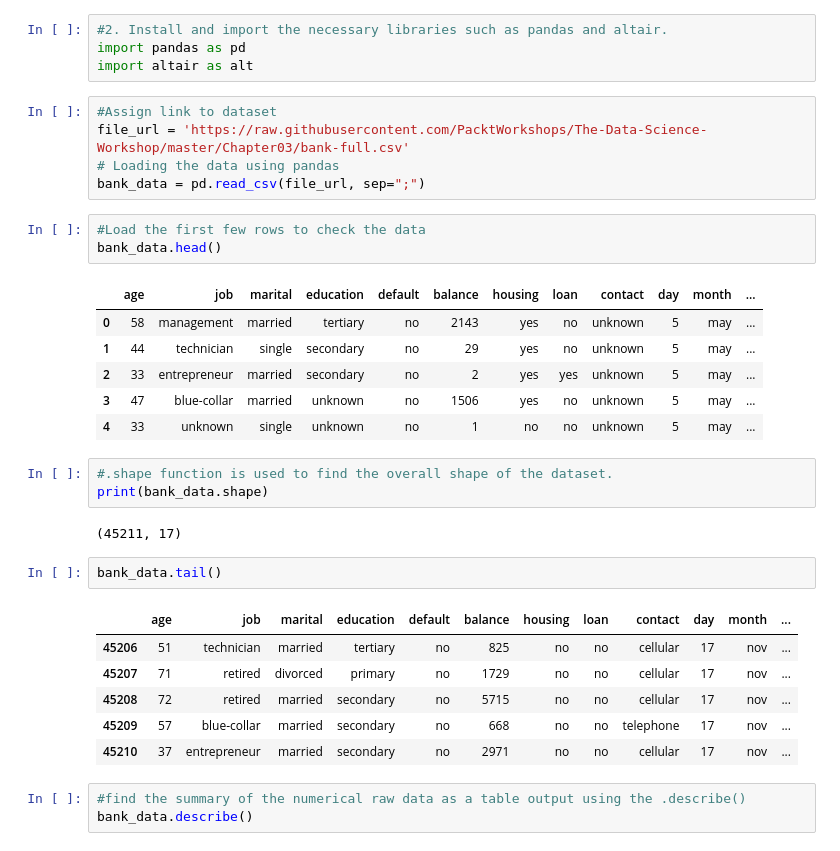
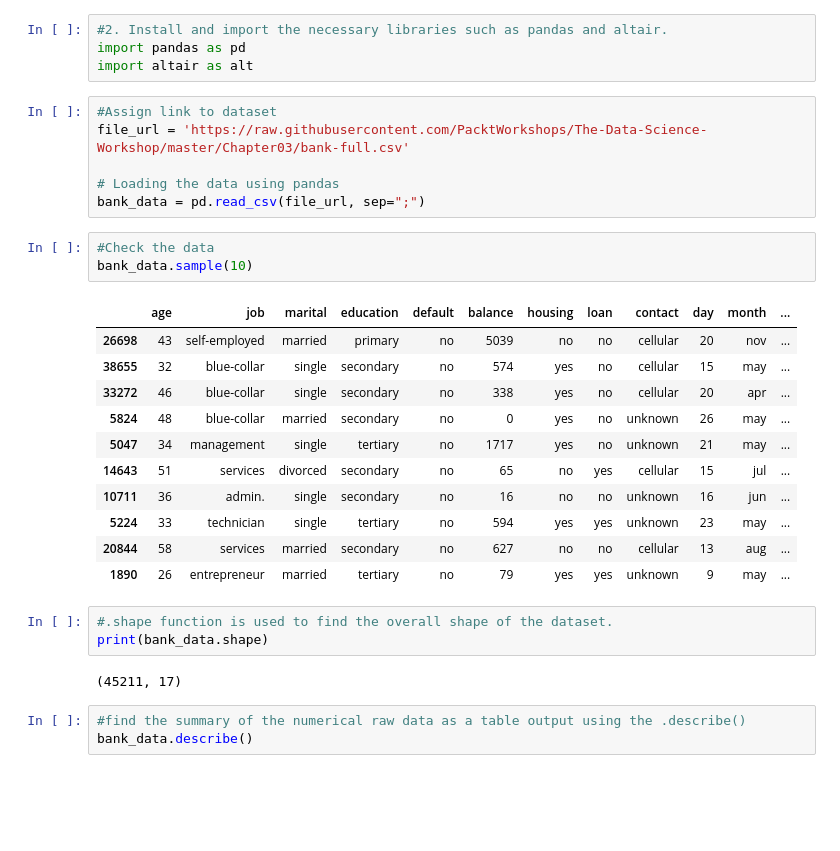
Before and after one commit to jjpal/practice_projects, a Jupyter notebook: Packt Workshops/Binary_Classification_Activity_3_01.ipynb, the cells around one changed output. Cells and saved outputs as stored; diff of their text form; blank space fills up the shorter version.

```diff
--- a/Packt Workshops/Binary_Classification_Activity_3_01.ipynb
+++ b/Packt Workshops/Binary_Classification_Activity_3_01.ipynb
@@ -12,32 +12,29 @@ import altair as alt
 # %%
 #Assign link to dataset
 file_url = 'https://raw.githubusercontent.com/PacktWorkshops/The-Data-Science-Workshop/master/Chapter03/bank-full.csv'
+
 # Loading the data using pandas
 bank_data = pd.read_csv(file_url, sep=";")
-# %%
-#Load the first few rows to check the data
-bank_data.head()
-# %% [output]
-|  | age | job | marital | education | default | balance | housing | loan | contact | day | month | ... |
-| 0 | 58 | management | married | tertiary | no | 2143 | yes | no | unknown | 5 | may | ... |
-| 1 | 44 | technician | single | secondary | no | 29 | yes | no | unknown | 5 | may | ... |
-| 2 | 33 | entrepreneur | married | secondary | no | 2 | yes | yes | unknown | 5 | may | ... |
-| 3 | 47 | blue-collar | married | unknown | no | 1506 | yes | no | unknown | 5 | may | ... |
-| 4 | 33 | unknown | single | unknown | no | 1 | no | no | unknown | 5 | may | ... |
+# %%
+#Check the data
+bank_data.sample(10)
+# %% [output]
+|  | age | job | marital | education | default | balance | housing | loan | contact | day | month | ... |
+| 26698 | 43 | self-employed | married | primary | no | 5039 | no | no | cellular | 20 | nov | ... |
+| 38655 | 32 | blue-collar | single | secondary | no | 574 | yes | no | cellular | 15 | may | ... |
+| 33272 | 46 | blue-collar | single | secondary | no | 338 | yes | no | cellular | 20 | apr | ... |
+| 5824 | 48 | blue-collar | married | secondary | no | 0 | yes | no | unknown | 26 | may | ... |
+| 5047 | 34 | management | single | tertiary | no | 1717 | yes | no | unknown | 21 | may | ... |
+| 14643 | 51 | services | divorced | secondary | no | 65 | no | yes | cellular | 15 | jul | ... |
+| 10711 | 36 | admin. | single | secondary | no | 16 | no | no | unknown | 16 | jun | ... |
+| 5224 | 33 | technician | single | tertiary | no | 594 | yes | yes | unknown | 23 | may | ... |
+| 20844 | 58 | services | married | secondary | no | 627 | no | no | cellular | 13 | aug | ... |
+| 1890 | 26 | entrepreneur | married | tertiary | no | 79 | yes | yes | unknown | 9 | may | ... |
 # %%
 #.shape function is used to find the overall shape of the dataset.
 print(bank_data.shape)
 # %% [output]
 (45211, 17)
-# %%
-bank_data.tail()
-# %% [output]
-|  | age | job | marital | education | default | balance | housing | loan | contact | day | month | ... |
-| 45206 | 51 | technician | married | tertiary | no | 825 | no | no | cellular | 17 | nov | ... |
-| 45207 | 71 | retired | divorced | primary | no | 1729 | no | no | cellular | 17 | nov | ... |
-| 45208 | 72 | retired | married | secondary | no | 5715 | no | no | cellular | 17 | nov | ... |
-| 45209 | 57 | blue-collar | married | secondary | no | 668 | no | no | telephone | 17 | nov | ... |
-| 45210 | 37 | entrepreneur | married | secondary | no | 2971 | no | no | cellular | 17 | nov | ... |
 # %%
 #find the summary of the numerical raw data as a table output using the .describe()
 bank_data.describe()
```
Also changed, not shown: parts of 14 cells of this notebook.
